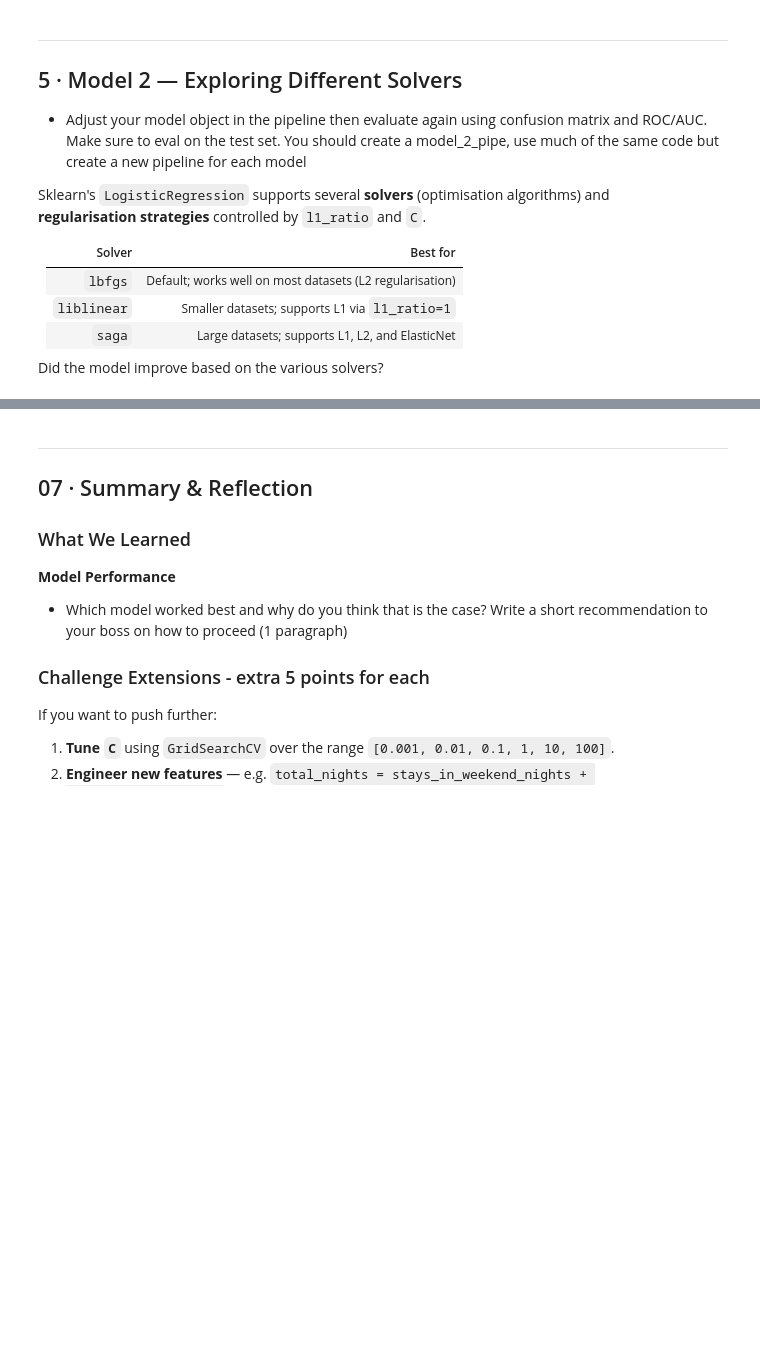
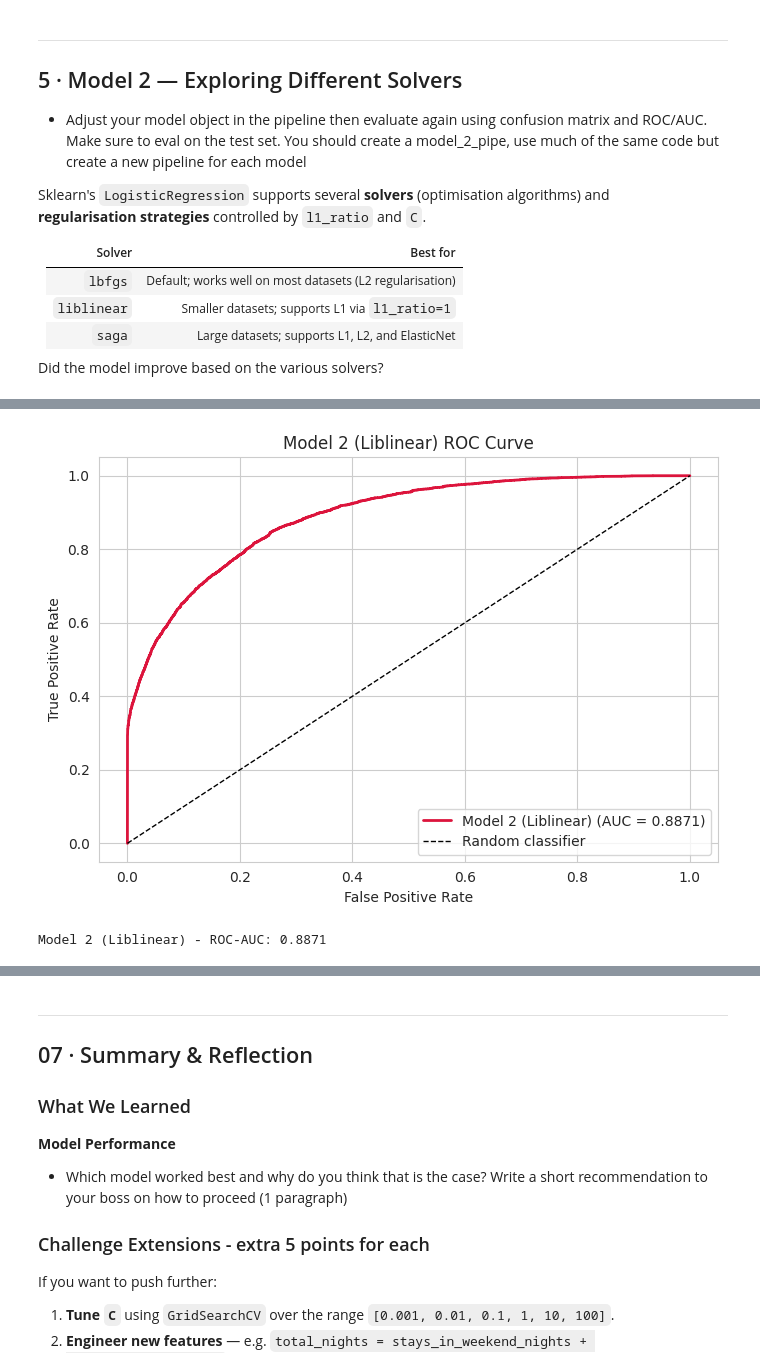
Before and after one commit to Prishab50/week_8, a Jupyter notebook: hotel_cancellation_lab.ipynb, the cells around one changed output, grey strips where cells are left out. Saved outputs shown, nothing was run; the diff lists cells and outputs as text; code cells hidden in the pictures; blank space fills up the shorter version.

```diff
--- a/hotel_cancellation_lab.ipynb
+++ b/hotel_cancellation_lab.ipynb
@@ -263,0 +317,19 @@ Did the model improve based on the various solvers?
+# %%
+x_prob_m2 = model_2_lib.predict_proba(X_test)[:, 1]
+fpr_2, tpr_2, thresholds_2 = roc_curve(y_test, x_prob_m2)
+auc_2_lib = roc_auc_score(y_test, x_prob_m2)
+
+fig, ax = plt.subplots(figsize=(7, 5))
+ax.plot(fpr_2, tpr_2, lw=2, color='crimson', label=f'Model 2 (Liblinear) (AUC = {auc_2_lib:.4f})')
+ax.plot([0, 1], [0, 1], 'k--', lw=1, label='Random classifier')
+ax.set_xlabel('False Positive Rate')
+ax.set_ylabel('True Positive Rate')
+ax.set_title('Model 2 (Liblinear) ROC Curve')
+ax.legend(loc='lower right')
+plt.tight_layout()
+plt.show()
+
+print(f"Model 2 (Liblinear) - ROC-AUC: {auc_2_lib:.4f}")
+# %% [output]
+[figure, added]
+Model 2 (Liblinear) - ROC-AUC: 0.8871
```
Also changed, not shown: parts of 21 cells of this notebook, 1 other file.
